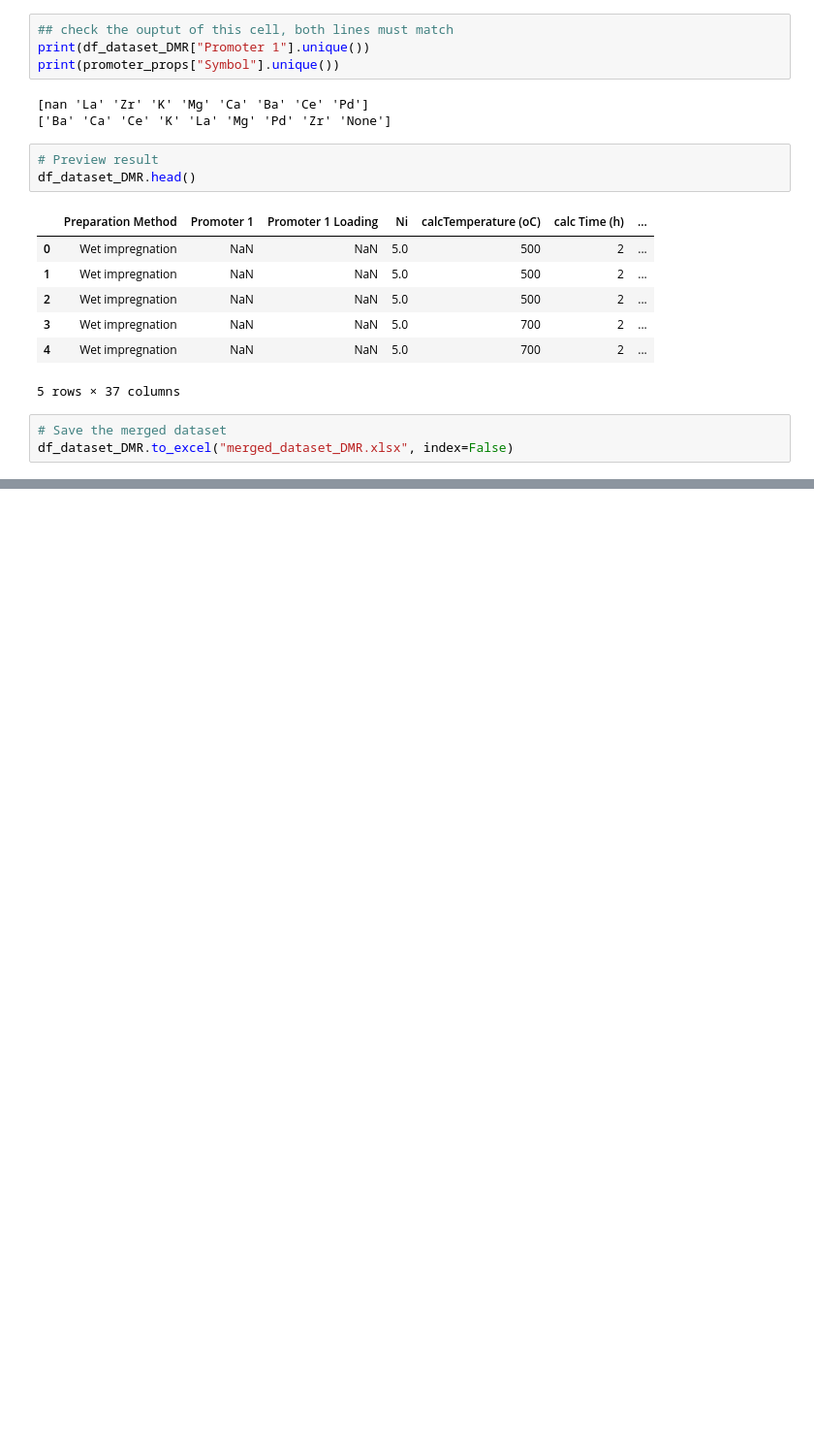
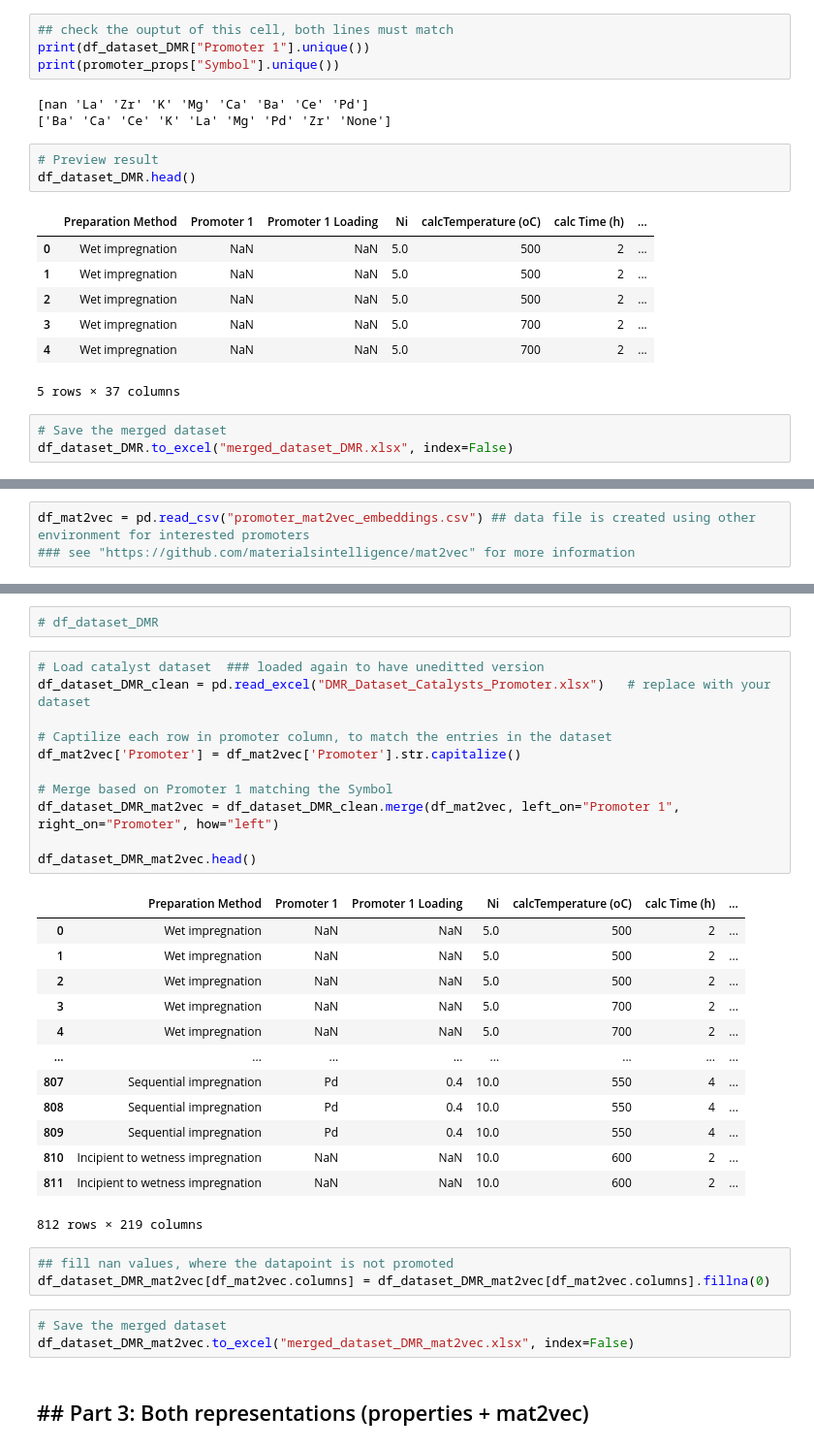
Before and after one commit to Ismail-Salim/Materials-Descriptors, a Jupyter notebook: 00_Mendeleev_Elements_Properties.ipynb, the cells around one changed output, grey strips where cells are left out. Shown: that part at 97% size. Cells and saved outputs as stored; diff of their text form; blank space fills up the shorter version.

```diff
--- a/00_Mendeleev_Elements_Properties.ipynb
+++ b/00_Mendeleev_Elements_Properties.ipynb
@@ -344,0 +347,3 @@ df_dataset_DMR.to_excel("merged_dataset_DMR.xlsx", index=False)
+# %%
+df_mat2vec = pd.read_csv("promoter_mat2vec_embeddings.csv") ## data file is created using other environment for interested promoters
+### see "https://github.com/materialsintelligence/mat2vec" for more information
@@ -344,0 +362,35 @@ df_dataset_DMR.to_excel("merged_dataset_DMR.xlsx", index=False)
+# %%
+# df_dataset_DMR
+# %%
+# Load catalyst dataset  ### loaded again to have uneditted version
+df_dataset_DMR_clean = pd.read_excel("DMR_Dataset_Catalysts_Promoter.xlsx")   # replace with your dataset
+
+# Captilize each row in promoter column, to match the entries in the dataset
+df_mat2vec['Promoter'] = df_mat2vec['Promoter'].str.capitalize()
+
+# Merge based on Promoter 1 matching the Symbol
+df_dataset_DMR_mat2vec = df_dataset_DMR_clean.merge(df_mat2vec, left_on="Promoter 1", right_on="Promoter", how="left")
+
+df_dataset_DMR_mat2vec.head()
+# %% [output]
+|  | Preparation Method | Promoter 1 | Promoter 1 Loading | Ni | calcTemperature (oC) | calc Time (h) | ... |
+| 0 | Wet impregnation | NaN | NaN | 5.0 | 500 | 2 | ... |
+| 1 | Wet impregnation | NaN | NaN | 5.0 | 500 | 2 | ... |
+| 2 | Wet impregnation | NaN | NaN | 5.0 | 500 | 2 | ... |
+| 3 | Wet impregnation | NaN | NaN | 5.0 | 700 | 2 | ... |
+| 4 | Wet impregnation | NaN | NaN | 5.0 | 700 | 2 | ... |
+| ... | ... | ... | ... | ... | ... | ... | ... |
+| 807 | Sequential impregnation | Pd | 0.4 | 10.0 | 550 | 4 | ... |
+| 808 | Sequential impregnation | Pd | 0.4 | 10.0 | 550 | 4 | ... |
+| 809 | Sequential impregnation | Pd | 0.4 | 10.0 | 550 | 4 | ... |
+| 810 | Incipient to wetness impregnation | NaN | NaN | 10.0 | 600 | 2 | ... |
+| 811 | Incipient to wetness impregnation | NaN | NaN | 10.0 | 600 | 2 | ... |
+812 rows × 219 columns
+# %%
+## fill nan values, where the datapoint is not promoted
+df_dataset_DMR_mat2vec[df_mat2vec.columns] = df_dataset_DMR_mat2vec[df_mat2vec.columns].fillna(0)
+# %%
+# Save the merged dataset
+df_dataset_DMR_mat2vec.to_excel("merged_dataset_DMR_mat2vec.xlsx", index=False)
+# %% [markdown]
+## ## Part 3: Both representations (properties + mat2vec)
```
Also changed, not shown: parts of 3 cells of this notebook.
